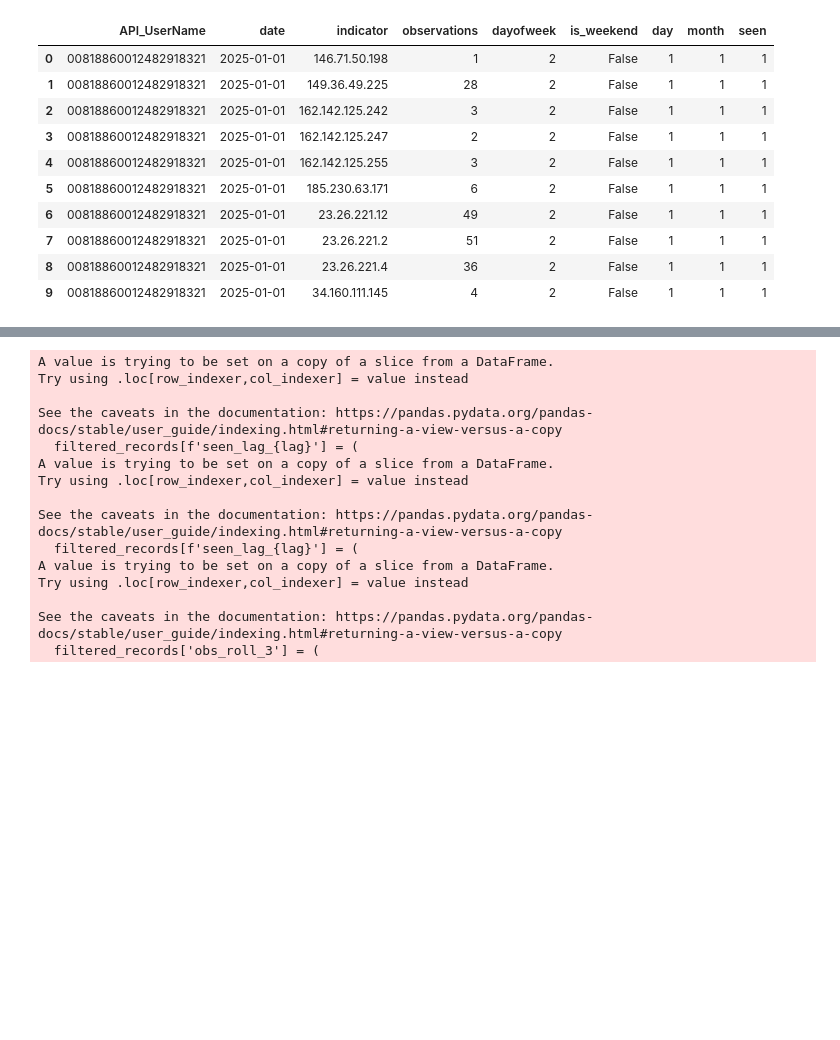
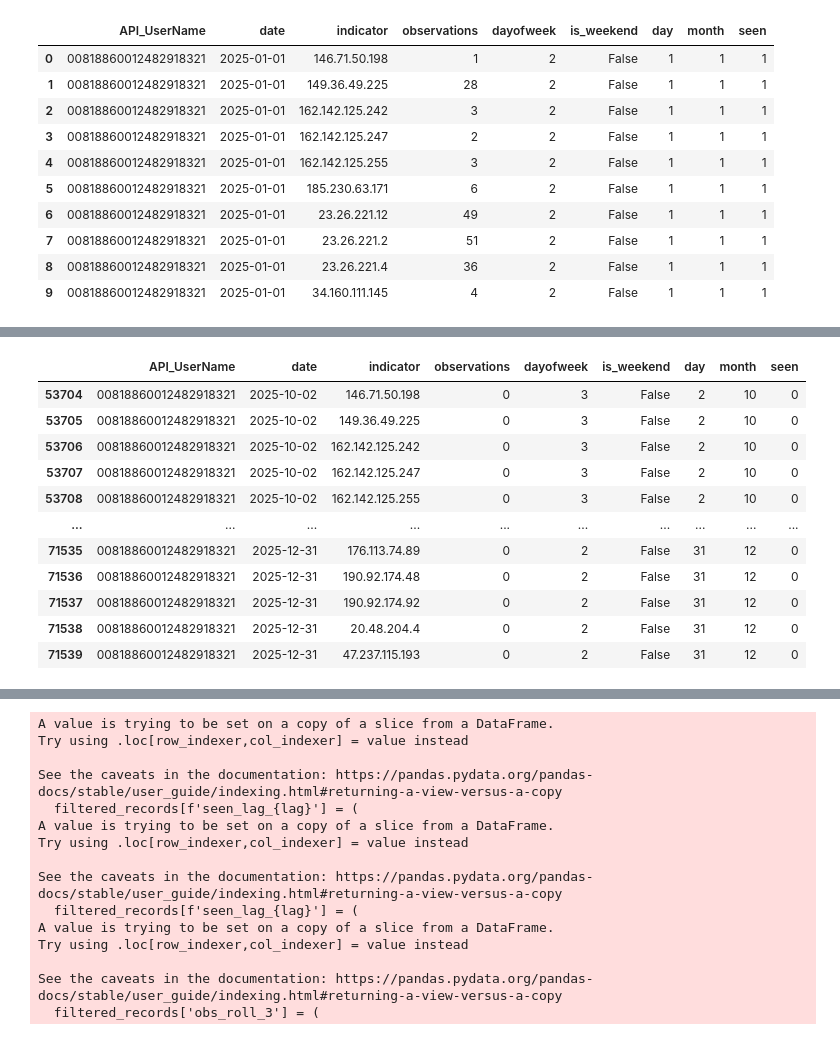
Before and after one commit to jaytlinaskew-OIS/HTOC, a Jupyter notebook: notebooks/observationEventForecasting/LogisticRegression.ipynb, the cells around one changed output, grey strips where cells are left out. Saved outputs shown, nothing was run; the diff lists cells and outputs as text; code cells hidden in the pictures; blank space fills up the shorter version.

```diff
--- a/notebooks/observationEventForecasting/LogisticRegression.ipynb
+++ b/notebooks/observationEventForecasting/LogisticRegression.ipynb
@@ -94,3 +129,15 @@ filtered_records = merged[merged['date'] >= cutoff_date]
 # %%
-cutoff_date
+filtered_records
 # %% [output]
+|  | API_UserName | date | indicator | observations | dayofweek | is_weekend | day | month | seen |
+| 53704 | 00818860012482918321 | 2025-10-02 | 146.71.50.198 | 0 | 3 | False | 2 | 10 | 0 |
+| 53705 | 00818860012482918321 | 2025-10-02 | 149.36.49.225 | 0 | 3 | False | 2 | 10 | 0 |
+| 53706 | 00818860012482918321 | 2025-10-02 | 162.142.125.242 | 0 | 3 | False | 2 | 10 | 0 |
+| 53707 | 00818860012482918321 | 2025-10-02 | 162.142.125.247 | 0 | 3 | False | 2 | 10 | 0 |
+| 53708 | 00818860012482918321 | 2025-10-02 | 162.142.125.255 | 0 | 3 | False | 2 | 10 | 0 |
+| ... | ... | ... | ... | ... | ... | ... | ... | ... | ... |
+| 71535 | 00818860012482918321 | 2025-12-31 | 176.113.74.89 | 0 | 2 | False | 31 | 12 | 0 |
+| 71536 | 00818860012482918321 | 2025-12-31 | 190.92.174.48 | 0 | 2 | False | 31 | 12 | 0 |
+| 71537 | 00818860012482918321 | 2025-12-31 | 190.92.174.92 | 0 | 2 | False | 31 | 12 | 0 |
+| 71538 | 00818860012482918321 | 2025-12-31 | 20.48.204.4 | 0 | 2 | False | 31 | 12 | 0 |
+| 71539 | 00818860012482918321 | 2025-12-31 | 47.237.115.193 | 0 | 2 | False | 31 | 12 | 0 |
```
Also changed, not shown: parts of 9 cells of this notebook.
